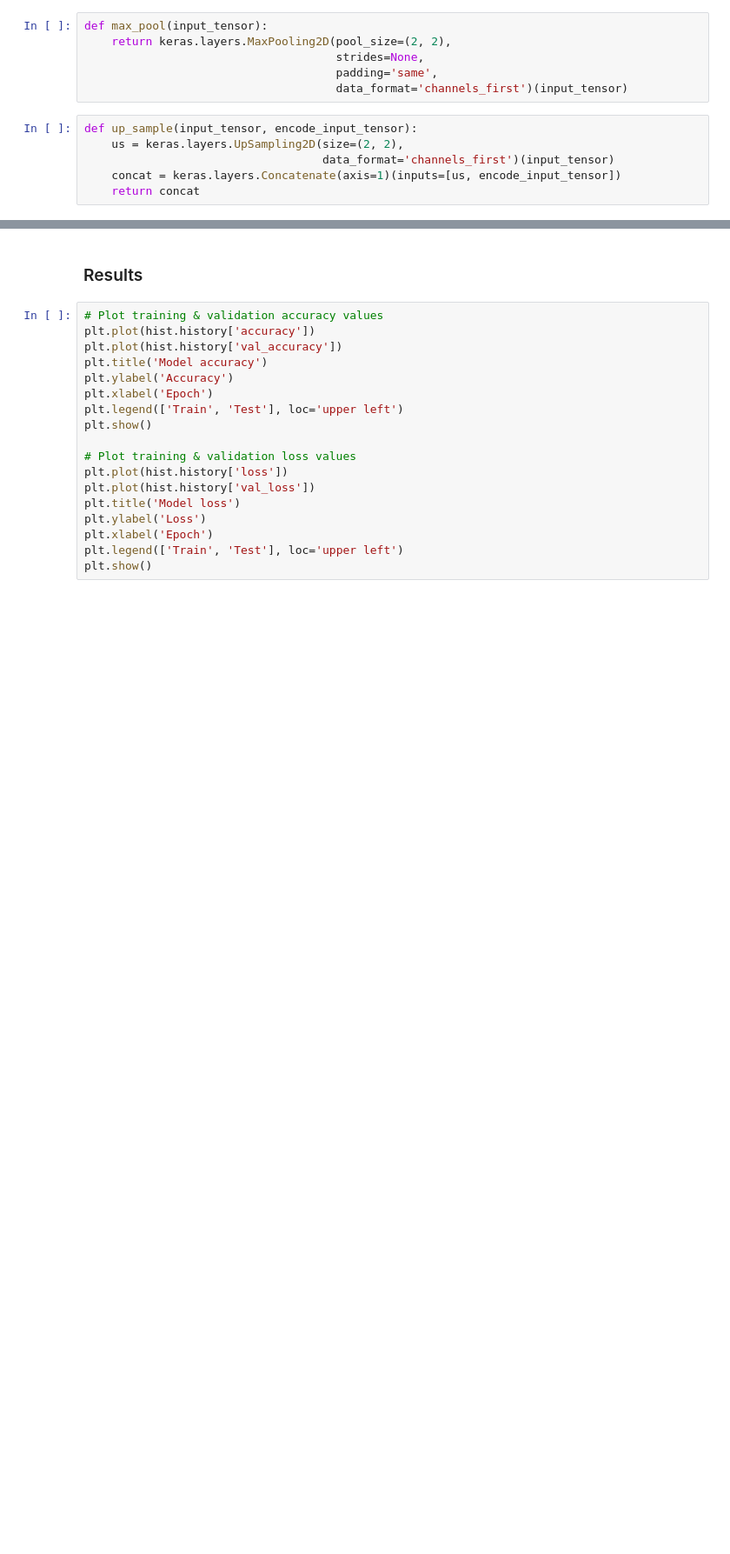
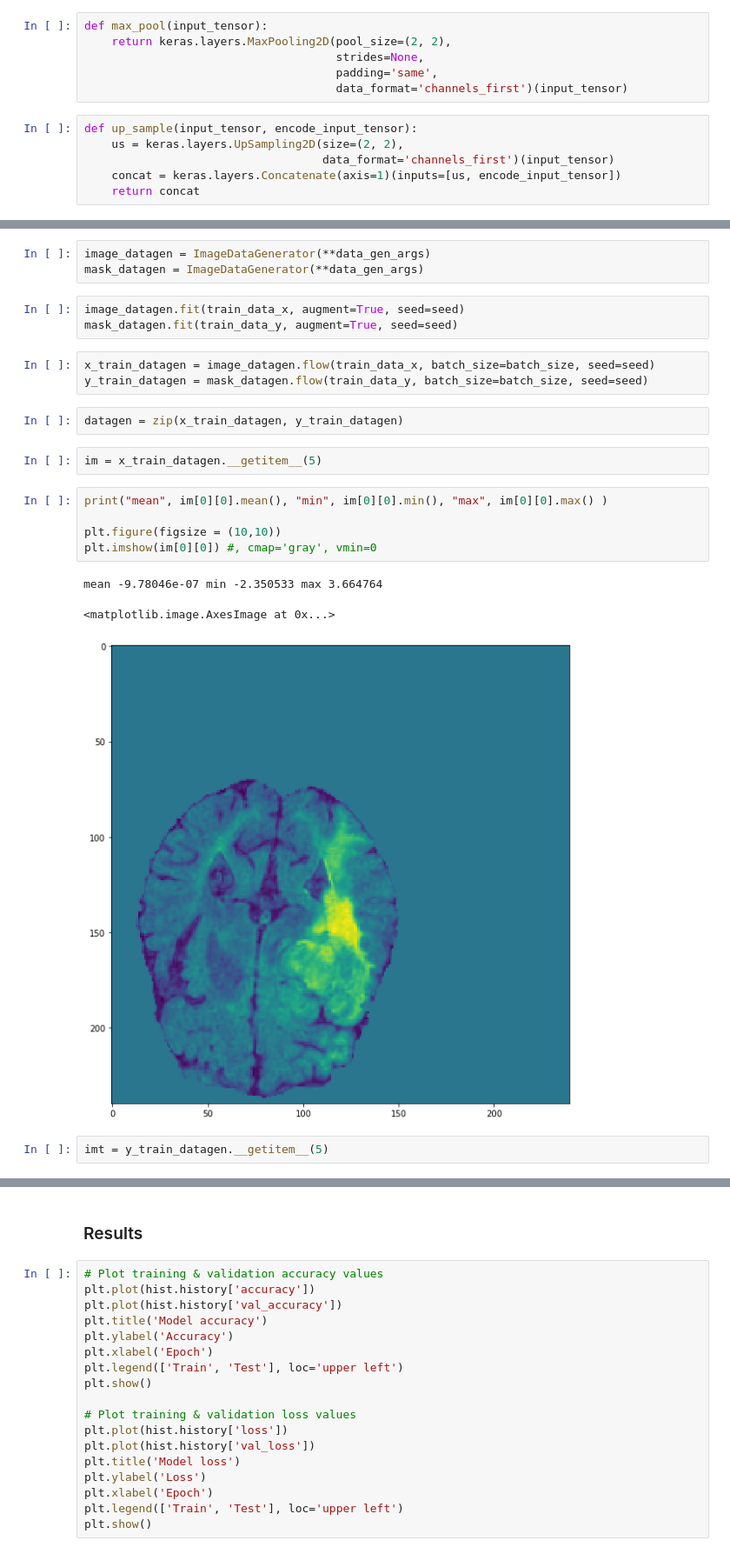
Before and after one commit to Janowie/unet_segmentation, a Jupyter notebook: new_sequence_data_gen.ipynb, the cells around one changed output, grey strips where cells are left out. Shown at 87% size. Cells and saved outputs as stored; diff of their text form; blank space fills up the shorter version.

```diff
--- a/new_sequence_data_gen.ipynb
+++ b/new_sequence_data_gen.ipynb
@@ -269,0 +362,24 @@ model.compile(optimizer=adam_optimizer,
+# %%
+image_datagen = ImageDataGenerator(**data_gen_args)
+mask_datagen = ImageDataGenerator(**data_gen_args)
+# %%
+image_datagen.fit(train_data_x, augment=True, seed=seed)
+mask_datagen.fit(train_data_y, augment=True, seed=seed)
+# %%
+x_train_datagen = image_datagen.flow(train_data_x, batch_size=batch_size, seed=seed)
+y_train_datagen = mask_datagen.flow(train_data_y, batch_size=batch_size, seed=seed)
+# %%
+datagen = zip(x_train_datagen, y_train_datagen)
+# %%
+im = x_train_datagen.__getitem__(5)
+# %%
+print("mean", im[0][0].mean(), "min", im[0][0].min(), "max", im[0][0].max() )
+
+plt.figure(figsize = (10,10))
+plt.imshow(im[0][0]) #, cmap='gray', vmin=0
+# %% [output]
+mean -9.78046e-07 min -2.350533 max 3.664764
+<matplotlib.image.AxesImage at 0x...>
+[figure, added]
+# %%
+imt = y_train_datagen.__getitem__(5)
```
Also changed, not shown: parts of 24 cells of this notebook.
